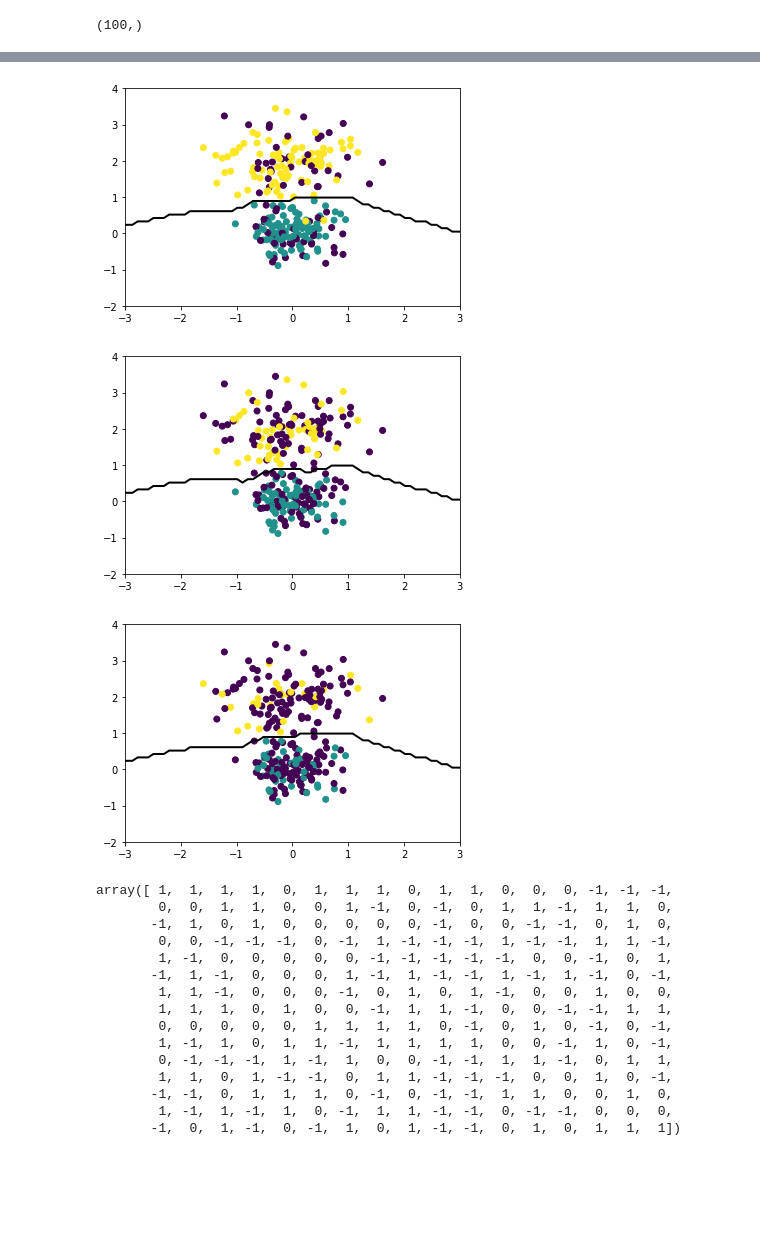
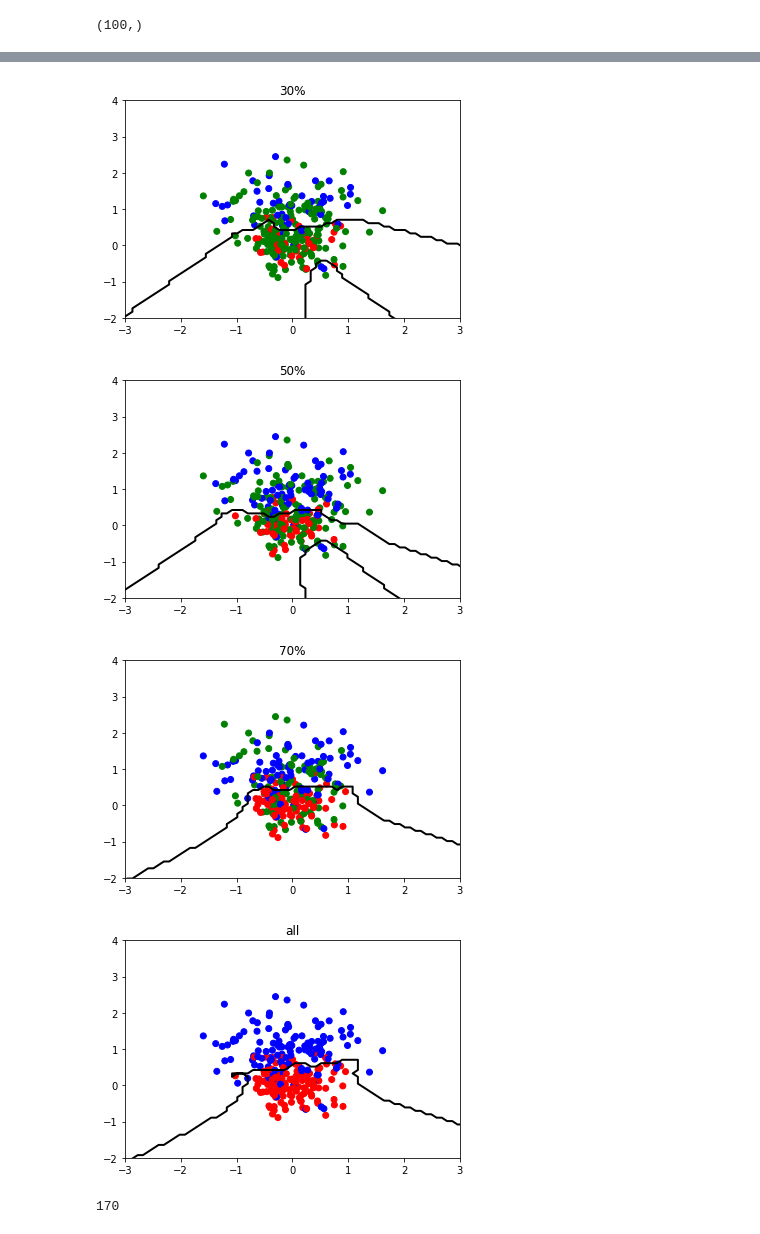
Before and after one commit to yandgong307/scRNA, a Jupyter notebook: SVM.ipynb, the cells around one changed output, grey strips where cells are left out. Cells and saved outputs as stored; diff of their text form; code cells hidden in the pictures; blank space fills up the shorter version.

```diff
--- a/SVM.ipynb
+++ b/SVM.ipynb
@@ -40,4 +13,2 @@ data
-# %%
-svm = OneClassSVM()
 # %%
-svm.fit(X,y)
+algorithm = label_propagation.LabelSpreading().fit(X,y)
@@ -128,7 +105,7 @@ outliers_fraction = 0.15
 n_outliers = int(outliers_fraction * n_samples)
 n_inliers = n_samples - n_outliers
 blobs_params = dict(random_state=0, n_samples=n_inliers, n_features=2)
-dataset = make_blobs(centers=[[0, 0], [0, 2]], cluster_std=[0.4,0.6],**blobs_params)
+dataset = make_blobs(centers=[[0, 0], [0, 1]], cluster_std=[0.4,0.6],**blobs_params)
 # %%
 data = dataset[0];label = dataset[1]
 x = data[:,0];y = data[:,1]
@@ -169,8 +146,16 @@ plt.show()
 # %%
 rng = np.random.RandomState(0)
+label_10 = np.copy(label)
+label_10[rng.rand(len(label)) > 0.1] = -1
 label_30 = np.copy(label)
-label_30[rng.rand(len(label)) < 0.3] = -1
+label_30[rng.rand(len(label)) > 0.3] = -1
 label_50 = np.copy(label)
-label_50[rng.rand(len(label)) < 0.5] = -1
+label_50[rng.rand(len(label)) > 0.5] = -1
 label_70 = np.copy(label)
-label_70[rng.rand(len(label)) < 0.7] = -1
+label_70[rng.rand(len(label)) > 0.7] = -1
+
+ls10 = label_propagation.LabelSpreading().fit(data, label_10)
+ls30 = label_propagation.LabelSpreading().fit(data, label_30)
+ls50 = label_propagation.LabelSpreading().fit(data, label_50)
+ls70 = label_propagation.LabelSpreading().fit(data, label_70)
+ls100 = label_propagation.LabelSpreading().fit(data, label)
@@ -183,49 +162,61 @@ ls100 = label_propagation.LabelSpreading().fit(data, label)
 # %%
+colors=np.array(['g','r','b'])
+'''
+xx, yy = np.meshgrid(np.linspace(-7, 7, 150),np.linspace(-7, 7, 150))
+Z = ls10.predict(np.c_[xx.ravel(), yy.ravel()])
+Z = Z.reshape(xx.shape)
+plt.contour(xx, yy, Z, levels=[0], linewidths=2, colors='black')
+plt.scatter(x,y,c=colors[np.int16(label_10+1)])
+plt.xlim(-3, 3)
+plt.ylim(-2, 4)
+plt.show()
+'''
+
 xx, yy = np.meshgrid(np.linspace(-7, 7, 150),np.linspace(-7, 7, 150))
 Z = ls30.predict(np.c_[xx.ravel(), yy.ravel()])
 Z = Z.reshape(xx.shape)
 plt.contour(xx, yy, Z, levels=[0], linewidths=2, colors='black')
-plt.scatter(x,y,c=label_30)
+plt.scatter(x,y,c=colors[np.int16(label_30+1)])
 plt.xlim(-3, 3)
 plt.ylim(-2, 4)
+plt.title('30%')
 plt.show()
 
 xx, yy = np.meshgrid(np.linspace(-7, 7, 150),np.linspace(-7, 7, 150))
 Z = ls50.predict(np.c_[xx.ravel(), yy.ravel()])
 Z = Z.reshape(xx.shape)
 plt.contour(xx, yy, Z, levels=[0], linewidths=2, colors='black')
-plt.scatter(x,y,c=label_50)
+plt.scatter(x,y,c=colors[np.int16(label_50+1)])
 plt.xlim(-3, 3)
 plt.ylim(-2, 4)
+plt.title('50%')
 plt.show()
 
 xx, yy = np.meshgrid(np.linspace(-7, 7, 150),np.linspace(-7, 7, 150))
 Z = ls70.predict(np.c_[xx.ravel(), yy.ravel()])
 Z = Z.reshape(xx.shape)
 plt.contour(xx, yy, Z, levels=[0], linewidths=2, colors='black')
-plt.scatter(x,y,c=label_70)
+plt.scatter(x,y,c=colors[np.int16(label_70+1)])
 plt.xlim(-3, 3)
 plt.ylim(-2, 4)
+plt.title('70%')
 plt.show()
+
+xx, yy = np.meshgrid(np.linspace(-7, 7, 150),np.linspace(-7, 7, 150))
+Z = ls100.predict(np.c_[xx.ravel(), yy.ravel()])
+Z = Z.reshape(xx.shape)
+plt.contour(xx, yy, Z, levels=[0], linewidths=2, colors='black')
+plt.scatter(x,y,c=colors[np.int16(label+1)])
+plt.xlim(-3, 3)
+plt.ylim(-2, 4)
+plt.title('all')
+plt.show()
 # %% [output]
-[figure, old version]
+[figure, new version]
-[figure, old version]
+[figure, new version]
-[figure, old version]
+[figure, new version]
+[figure, added]
-# %%
-label_30
-# %% [output]
-array([ 1,  1,  1,  1,  0,  1,  1,  1,  0,  1,  1,  0,  0,  0, -1, -1, -1,
-        0,  0,  1,  1,  0,  0,  1, -1,  0, -1,  0,  1,  1, -1,  1,  1,  0,
-       -1,  1,  0,  1,  0,  0,  0,  0,  0, -1,  0,  0, -1, -1,  0,  1,  0,
-        0,  0, -1, -1, -1,  0, -1,  1, -1, -1, -1,  1, -1, -1,  1,  1, -1,
-        1, -1,  0,  0,  0,  0,  0, -1, -1, -1, -1, -1,  0,  0, -1,  0,  1,
-       -1,  1, -1,  0,  0,  0,  1, -1,  1, -1, -1,  1, -1,  1, -1,  0, -1,
-        1,  1, -1,  0,  0,  0, -1,  0,  1,  0,  1, -1,  0,  0,  1,  0,  0,
-        1,  1,  1,  0,  1,  0,  0, -1,  1,  1, -1,  0,  0, -1, -1,  1,  1,
-        0,  0,  0,  0,  0,  1,  1,  1,  1,  0, -1,  0,  1,  0, -1,  0, -1,
-        1, -1,  1,  0,  1,  1, -1,  1,  1,  1,  1,  0,  0, -1,  1,  0, -1,
-        0, -1, -1, -1,  1, -1,  1,  0,  0, -1, -1,  1,  1, -1,  0,  1,  1,
-        1,  1,  0,  1, -1, -1,  0,  1,  1, -1, -1, -1,  0,  0,  1,  0, -1,
-       -1, -1,  0,  1,  1,  1,  0, -1,  0, -1, -1,  1,  1,  0,  0,  1,  0,
-        1, -1,  1, -1,  1,  0, -1,  1,  1, -1, -1,  0, -1, -1,  0,  0,  0,
-       -1,  0,  1, -1,  0, -1,  1,  0,  1, -1, -1,  0,  1,  0,  1,  1,  1])
+# %%
+(label_70<0).sum()
+# %% [output]
+170
```
Also changed, not shown: parts of 20 cells of this notebook.
